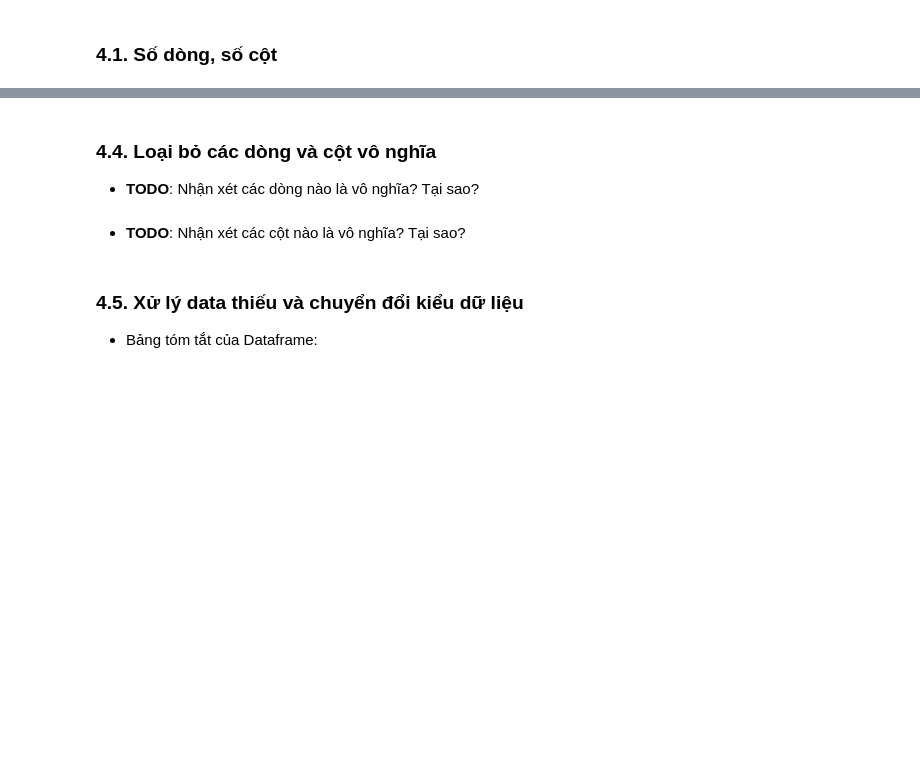
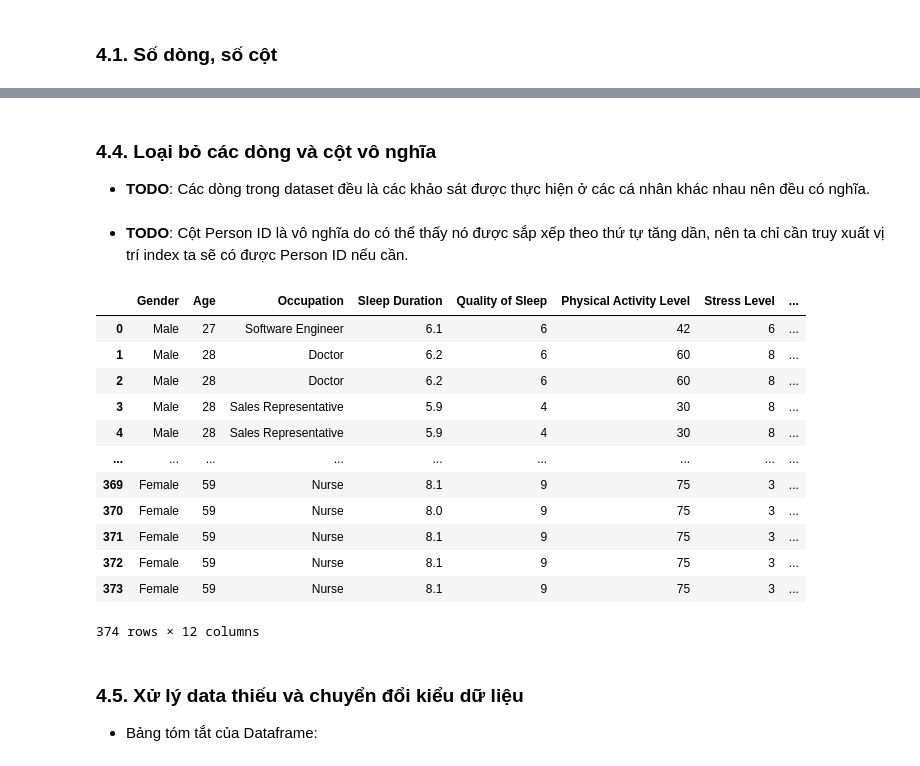
Before and after one commit to khiemnguyen812/Final_Prj_CSC17104_21KHDL1, a Jupyter notebook: Notebook.ipynb, the cells around one changed output, grey strips where cells are left out. Cells and saved outputs as stored; diff of their text form; code cells hidden in the pictures; blank space fills up the shorter version.

```diff
--- a/Notebook.ipynb
+++ b/Notebook.ipynb
@@ -58,13 +105,29 @@ print("Dữ liệu có duplicate? :", is_duplicated)
 # %% [markdown]
 ### 4.4. Loại bỏ các dòng và cột vô nghĩa
 
-- **TODO**: Nhận xét các dòng nào là vô nghĩa? Tại sao?
+- **TODO**: Các dòng trong dataset đều là các khảo sát được thực hiện ở các cá nhân khác nhau nên đều có nghĩa.
 # %%
 # TODO: Loại bỏ các dòng vô nghĩa
 # %% [markdown]
-- **TODO**: Nhận xét các cột nào là vô nghĩa? Tại sao?
+- **TODO**: Cột Person ID là vô nghĩa do có thể thấy nó được sắp xếp theo thứ tự tăng dần, nên ta chỉ cần truy xuất vị trí index ta sẽ có được Person ID nếu cần.
 # %%
 # TODO: Loại bỏ các cột vô nghĩa
+df = df.drop(columns=['Person ID'])
+df
+# %% [output]
+|  | Gender | Age | Occupation | Sleep Duration | Quality of Sleep | Physical Activity Level | Stress Level | ... |
+| 0 | Male | 27 | Software Engineer | 6.1 | 6 | 42 | 6 | ... |
+| 1 | Male | 28 | Doctor | 6.2 | 6 | 60 | 8 | ... |
+| 2 | Male | 28 | Doctor | 6.2 | 6 | 60 | 8 | ... |
+| 3 | Male | 28 | Sales Representative | 5.9 | 4 | 30 | 8 | ... |
+| 4 | Male | 28 | Sales Representative | 5.9 | 4 | 30 | 8 | ... |
+| ... | ... | ... | ... | ... | ... | ... | ... | ... |
+| 369 | Female | 59 | Nurse | 8.1 | 9 | 75 | 3 | ... |
+| 370 | Female | 59 | Nurse | 8.0 | 9 | 75 | 3 | ... |
+| 371 | Female | 59 | Nurse | 8.1 | 9 | 75 | 3 | ... |
+| 372 | Female | 59 | Nurse | 8.1 | 9 | 75 | 3 | ... |
+| 373 | Female | 59 | Nurse | 8.1 | 9 | 75 | 3 | ... |
+374 rows × 12 columns
 # %% [markdown]
 ### 4.5. Xử lý data thiếu và chuyển đổi kiểu dữ liệu
 
```
Also changed, not shown: parts of 10 cells of this notebook.
